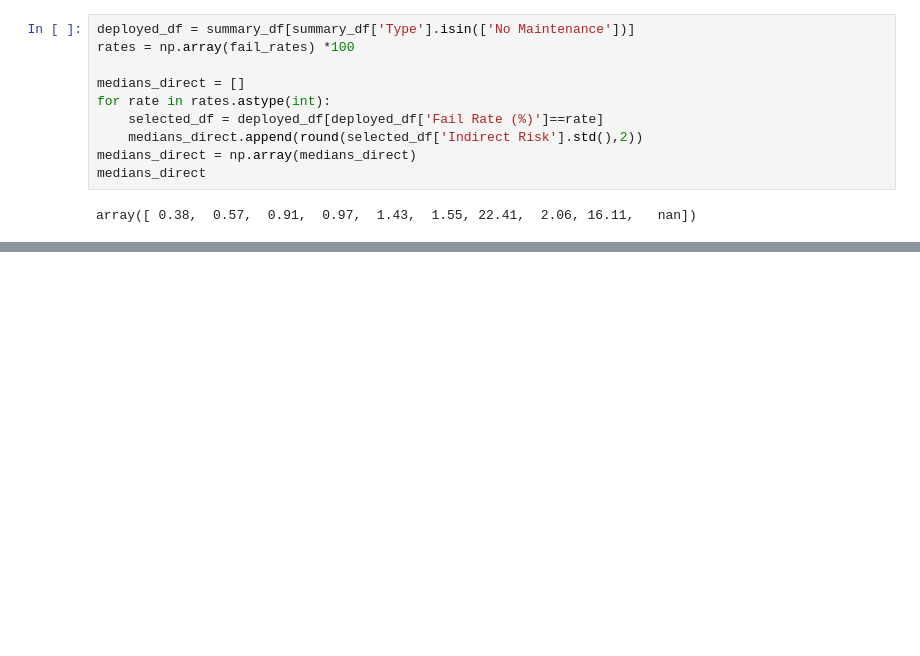
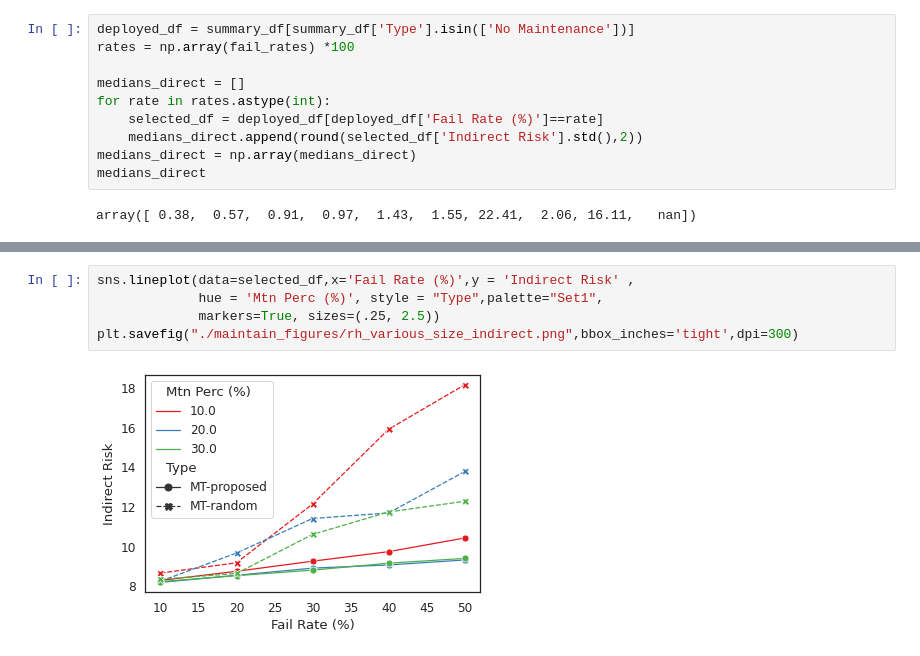
Before and after one commit to rewu1993/wdn_valves, a Jupyter notebook: valve_maintenance.ipynb, the cells around one changed output, grey strips where cells are left out. Saved outputs shown, nothing was run; the diff lists cells and outputs as text; blank space fills up the shorter version.

```diff
--- a/valve_maintenance.ipynb
+++ b/valve_maintenance.ipynb
@@ -358,0 +527,7 @@ array([ 0.38,  0.57,  0.91,  0.97,  1.43,  1.55, 22.41,  2.06, 16.11,   nan])
+# %%
+sns.lineplot(data=selected_df,x='Fail Rate (%)',y = 'Indirect Risk' ,
+             hue = 'Mtn Perc (%)', style = "Type",palette="Set1",
+             markers=True, sizes=(.25, 2.5))
+plt.savefig("./maintain_figures/rh_various_size_indirect.png",bbox_inches='tight',dpi=300)
+# %% [output]
+[figure, added]
```
Also changed, not shown: parts of 15 cells of this notebook, 2 other files.
